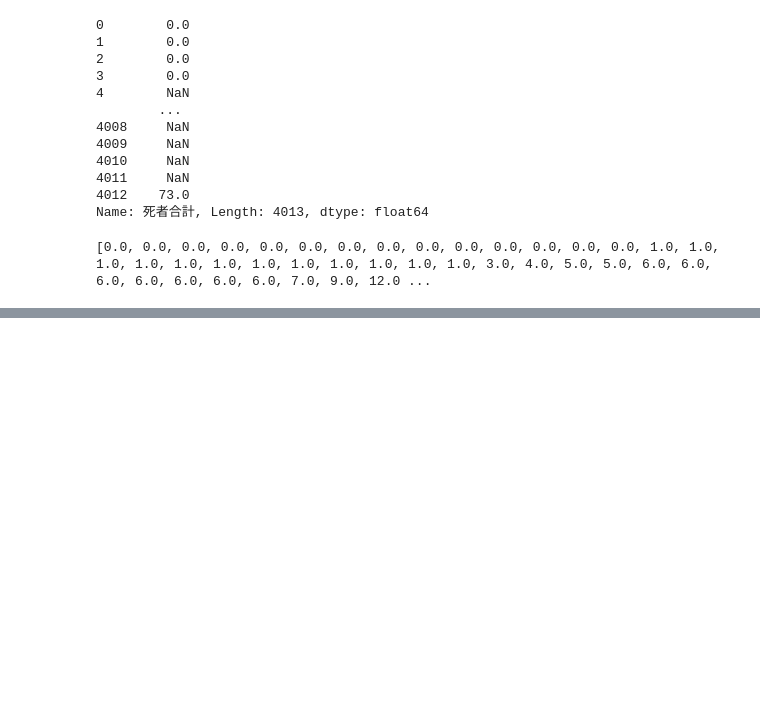
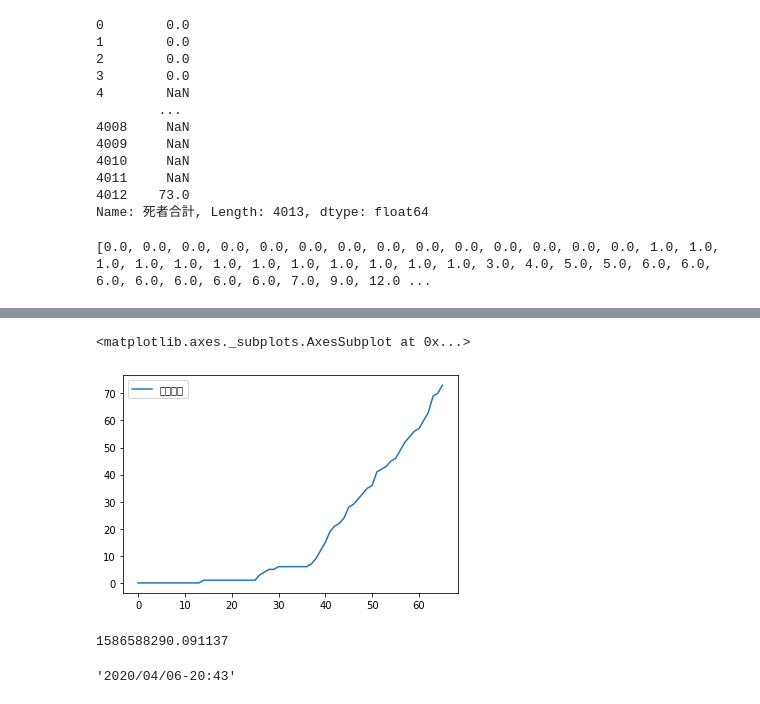
Before and after one commit to kynmh69/analyze_covid_19, a Jupyter notebook: src/covid_analyze.ipynb, the cells around one changed output, grey strips where cells are left out. Cells and saved outputs as stored; diff of their text form; code cells hidden in the pictures; blank space fills up the shorter version.

Commit message:
create data die sum

```diff
--- a/src/covid_analyze.ipynb
+++ b/src/covid_analyze.ipynb
@@ -73,0 +74,17 @@ df["死者合計"].plot()
+# %%
+import matplotlib
+font = {'family' : 'TakaoGothic'}
+matplotlib.rc('font', **font)
+die_df = DataFrame(die_sum, columns=[u"死者合計"])
+die_df.plot()
+# %% [output]
+<matplotlib.axes._subplots.AxesSubplot at 0x...>
+[figure, added]
+# %%
+datetime.now().timestamp()
+# %% [output]
+1586588290.091137
+# %%
+datetime.fromtimestamp(1586173380000 / 1000).strftime('%Y/%m/%d-%H:%M')
+# %% [output]
+'2020/04/06-20:43'
```
Also changed, not shown: parts of 4 cells of this notebook, 1 other file.
